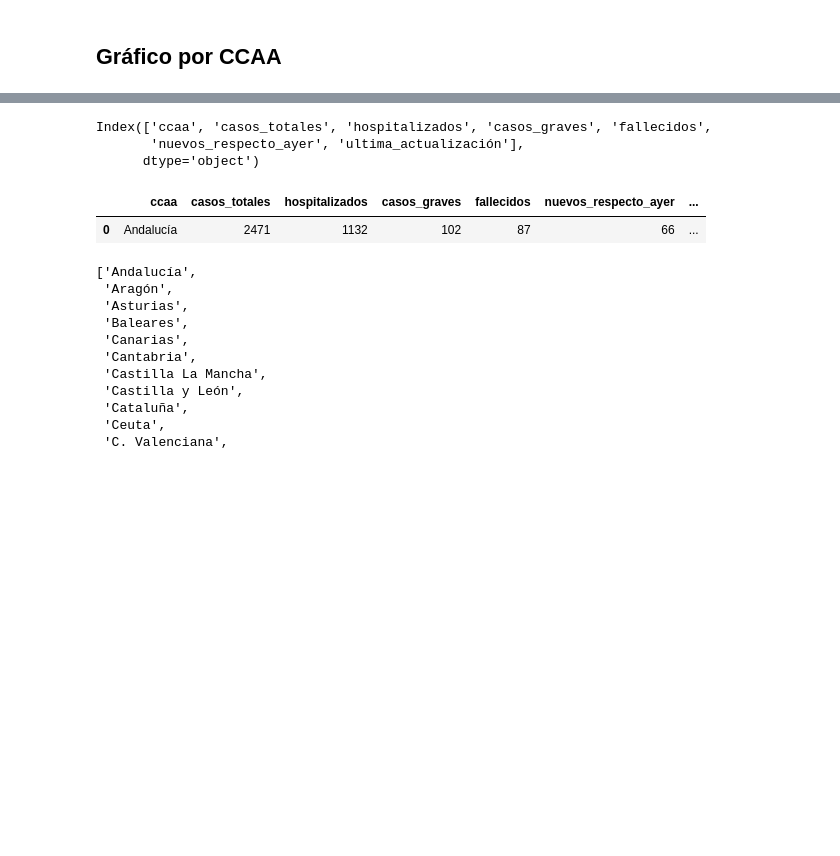
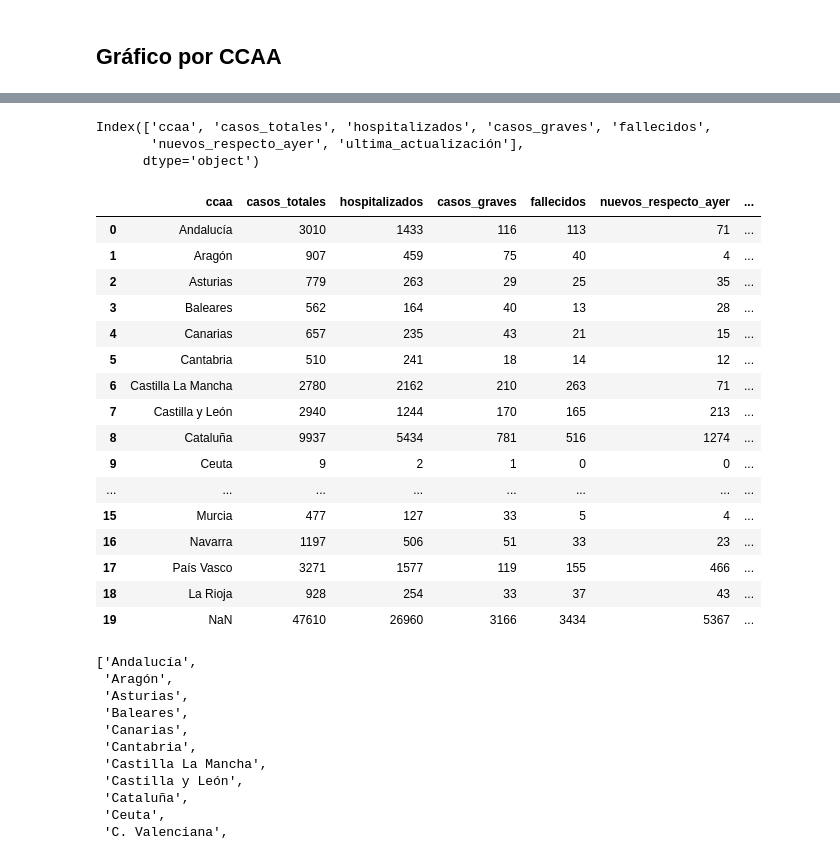
Before and after one commit to akakicreations/ejercicios-casuales-github, a Jupyter notebook: covid19-exercise/covid19_notebook_WEB.ipynb, the cells around one changed output, grey strips where cells are left out. Cells and saved outputs as stored; diff of their text form; code cells hidden in the pictures; blank space fills up the shorter version.

```diff
--- a/covid19-exercise/covid19_notebook_WEB.ipynb
+++ b/covid19-exercise/covid19_notebook_WEB.ipynb
@@ -188,16 +180,31 @@ data_drive_lastX.head()
 # %%
 # Coger datos de España
 # Data: https://github.com/michydev/Covid-19-Spain-API
 import pandas as pd
 data_ccaa = pd.read_json (r'https://api.chollx.es/coronavirus/ca', encoding= 'utf-8' )
 print(data_ccaa.columns)
-data_ccaa.head(1)
+data_ccaa.head(20)
 # %% [output]
 Index(['ccaa', 'casos_totales', 'hospitalizados', 'casos_graves', 'fallecidos',
        'nuevos_respecto_ayer', 'ultima_actualización'],
       dtype='object')
 |  | ccaa | casos_totales | hospitalizados | casos_graves | fallecidos | nuevos_respecto_ayer | ... |
-| 0 | Andalucía | 2471 | 1132 | 102 | 87 | 66 | ... |
+| 0 | Andalucía | 3010 | 1433 | 116 | 113 | 71 | ... |
+| 1 | Aragón | 907 | 459 | 75 | 40 | 4 | ... |
+| 2 | Asturias | 779 | 263 | 29 | 25 | 35 | ... |
+| 3 | Baleares | 562 | 164 | 40 | 13 | 28 | ... |
+| 4 | Canarias | 657 | 235 | 43 | 21 | 15 | ... |
+| 5 | Cantabria | 510 | 241 | 18 | 14 | 12 | ... |
+| 6 | Castilla La Mancha | 2780 | 2162 | 210 | 263 | 71 | ... |
+| 7 | Castilla y León | 2940 | 1244 | 170 | 165 | 213 | ... |
+| 8 | Cataluña | 9937 | 5434 | 781 | 516 | 1274 | ... |
+| 9 | Ceuta | 9 | 2 | 1 | 0 | 0 | ... |
+| ... | ... | ... | ... | ... | ... | ... | ... |
+| 15 | Murcia | 477 | 127 | 33 | 5 | 4 | ... |
+| 16 | Navarra | 1197 | 506 | 51 | 33 | 23 | ... |
+| 17 | País Vasco | 3271 | 1577 | 119 | 155 | 466 | ... |
+| 18 | La Rioja | 928 | 254 | 33 | 37 | 43 | ... |
+| 19 | NaN | 47610 | 26960 | 3166 | 3434 | 5367 | ... |
 # %%
 list_ccaa = data_ccaa.ccaa.to_list()
 list_ccaa
```
Also changed, not shown: parts of 9 cells of this notebook, 1 other file.
